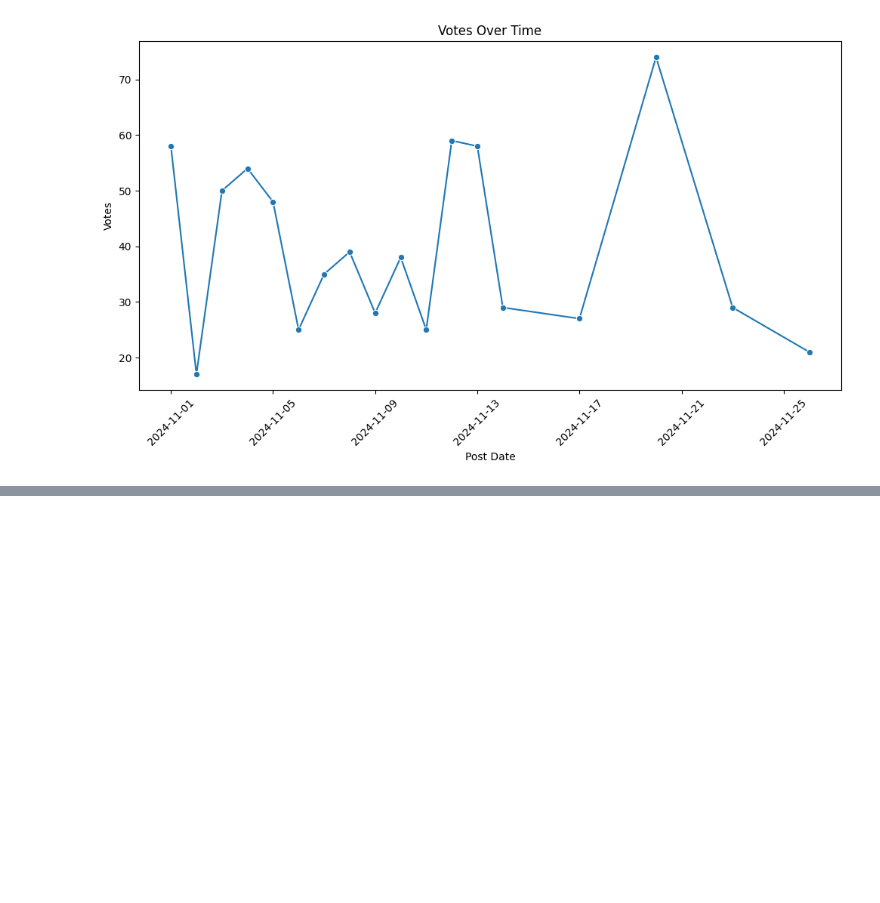
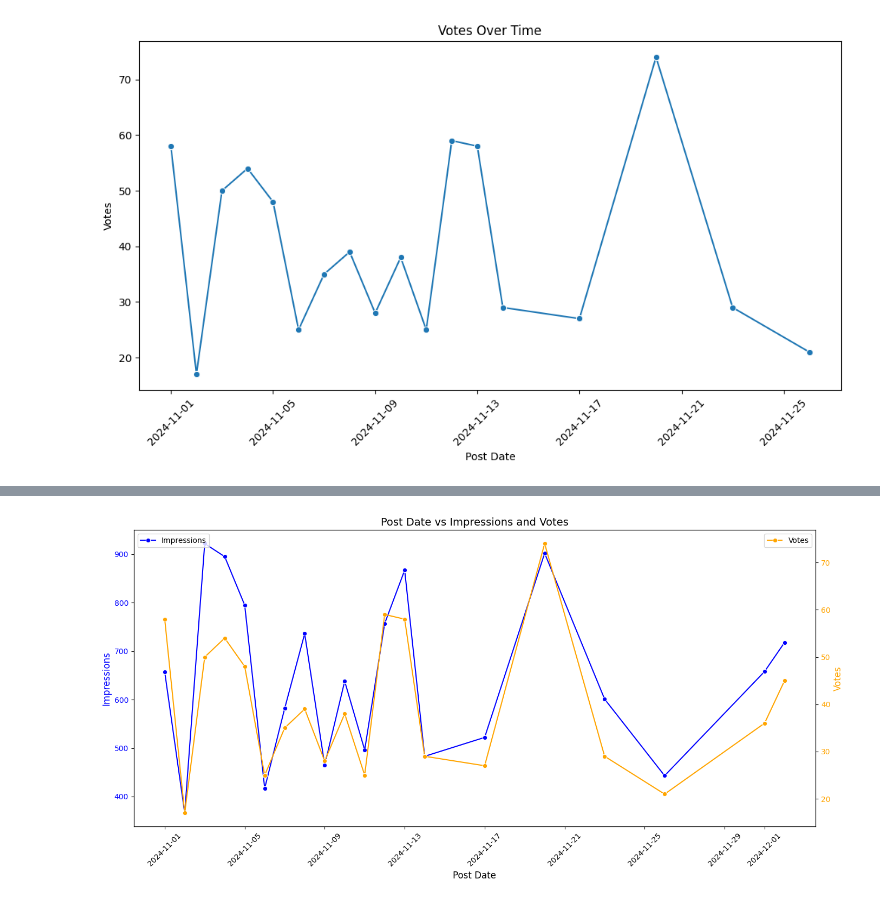
Before and after one commit to vivekvarma2003/Data_visualization, a Jupyter notebook: data_visualization_using_API.ipynb, the cells around one changed output, grey strips where cells are left out. Drawn from its saved outputs; the diff is of its cells as text; code cells hidden in the pictures; blank space fills up the shorter version.

```diff
--- a/data_visualization_using_API.ipynb
+++ b/data_visualization_using_API.ipynb
@@ -90,0 +158,55 @@ plt.show()
+# %%
+# Define a function to handle mouse motion events
+def on_hover(event):
+    if event.inaxes is not None:  # Ensure the hover happened within an axis
+        x_value = event.xdata  # X-axis value (Post Date)
+        y_value1 = ax1.get_lines()[0].get_ydata()  # Y-values for Impressions
+        y_value2 = ax2.get_lines()[0].get_ydata()  # Y-values for Votes
+
+        # Find the closest data point to the mouse position
+        closest_idx = (abs(data['Post Date'] - x_value)).argmin()
+        x_closest = data['Post Date'].iloc[closest_idx]
+        y_closest1 = y_value1[closest_idx]
+        y_closest2 = y_value2[closest_idx]
+
+        # Update the annotation text to display the values
+        annotation.set_text(f"Post Date: {x_closest}\nImpressions: {y_closest1:.2f}\nVotes: {y_closest2:.2f}")
+        annotation.set_position((x_value, (y_closest1 + y_closest2) / 2))  # Position annotation at the average of the y-values
+
+        # Redraw the canvas to update the annotation
+        plt.draw()
+
+# Create a figure and axis
+plt.figure(figsize=(14, 7))
+
+# Create the first axis for Impressions
+ax1 = sns.lineplot(data=data, x="Post Date", y="Impressions", marker='o', label="Impressions", color="blue")
+ax1.set_ylabel("Impressions", fontsize=12, color="blue")
+ax1.tick_params(axis='y', labelcolor="blue")
+ax1.set_xlabel("Post Date", fontsize=12)
+ax1.set_title("Post Date vs Impressions and Votes", fontsize=14)
+plt.xticks(rotation=45)
+
+# Create the second axis for Votes
+ax2 = ax1.twinx()  # Instantiate a second y-axis sharing the same x-axis
+sns.lineplot(data=data, x="Post Date", y="Vote", marker='o', label="Votes", color="orange", ax=ax2)
+ax2.set_ylabel("Votes", fontsize=12, color="orange")
+ax2.tick_params(axis='y', labelcolor="orange")
+
+# Add legends for both plots
+ax1.legend(loc="upper left", fontsize=10)
+ax2.legend(loc="upper right", fontsize=10)
+
+# Create an annotation object (initially empty)
+annotation = ax1.annotate('', xy=(0, 0), xytext=(0, 0), textcoords="offset points",
+                          bbox=dict(boxstyle="round,pad=0.3", fc="yellow", alpha=0.5),
+                          arrowprops=dict(arrowstyle="->", color="red"), fontsize=12, color='black')
+
+# Connect the hover event to the function
+plt.gcf().canvas.mpl_connect('motion_notify_event', on_hover)
+
+# Display the plot
+plt.tight_layout()
+plt.show()
+# %% [output]
+[figure, added]
```
Also changed, not shown: parts of 3 cells of this notebook.
